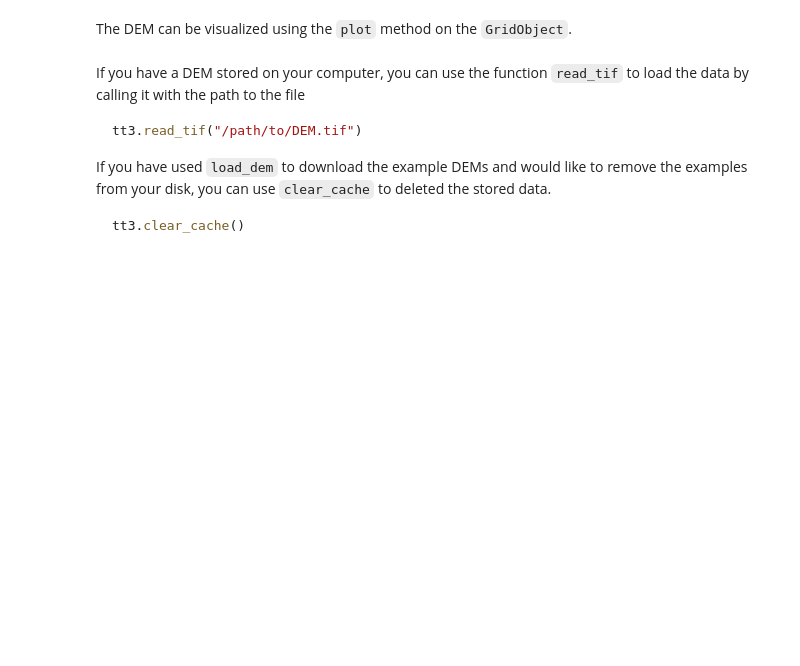
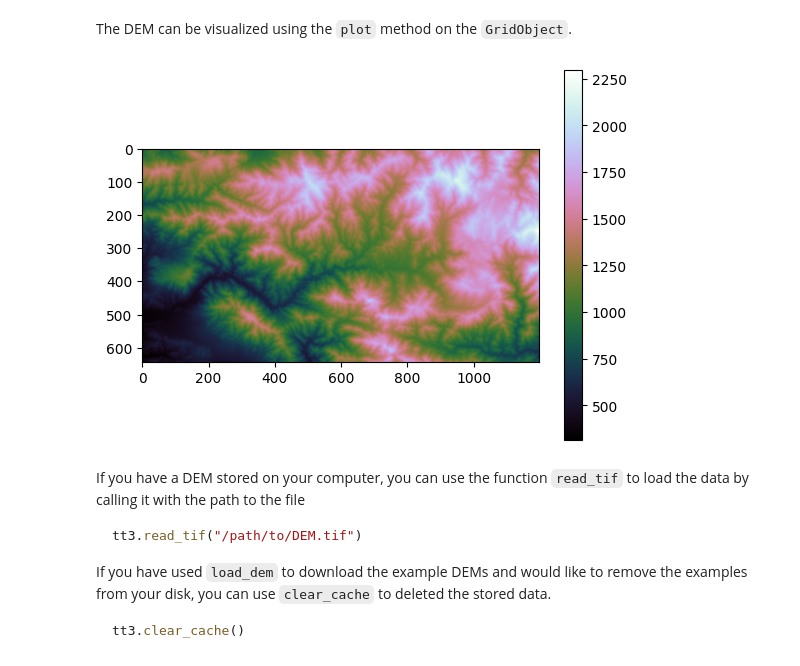
Before and after one commit to TopoToolbox/pytopotoolbox, a Jupyter notebook: docs/tutorial/tutorial.ipynb, the cells around one changed output. Saved outputs shown, nothing was run; the diff lists cells and outputs as text; code cells hidden in the pictures; blank space fills up the shorter version.

```diff
--- a/docs/tutorial/tutorial.ipynb
+++ b/docs/tutorial/tutorial.ipynb
@@ -25,9 +40,11 @@ dem.info()
 # %% [markdown]
 The DEM can be visualized using the `plot` method on the `GridObject`.
 # %%
-im = dem.plot(cmap="terrain")
+im = dem.plot(cmap="cubehelix")
 plt.colorbar(im)
 plt.show()
+# %% [output]
+[figure, added]
 # %% [markdown]
 If you have a DEM stored on your computer, you can use the function `read_tif` to load the data by calling it with the path to the file
 
```
Also changed, not shown: parts of 2 cells of this notebook, 1 other file.
